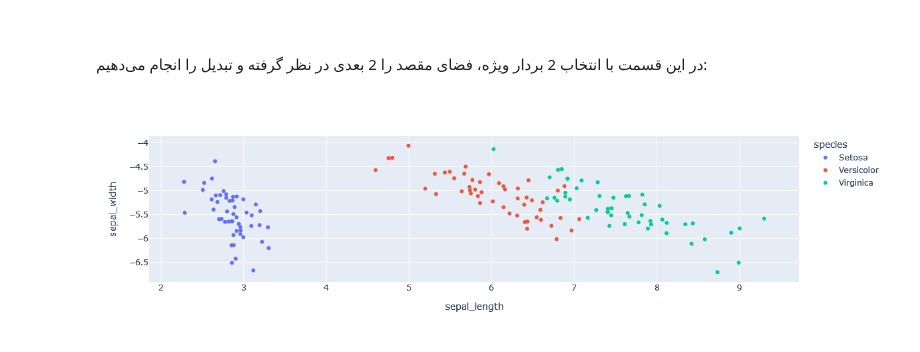
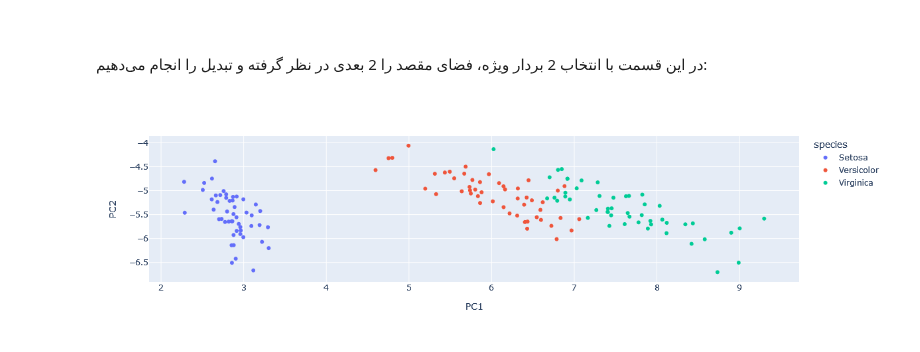
Before and after one commit to SharifiZarchi/Introduction_to_Machine_Learning, a Jupyter notebook: Jupyter_Notebooks/Chapter_02_Classical_Models/Dimensionality Reduction.ipynb, the cells around one changed output. Drawn from its saved outputs; the diff is of its cells as text; code cells hidden in the pictures.

```diff
--- a/Jupyter_Notebooks/Chapter_02_Classical_Models/Dimensionality Reduction.ipynb
+++ b/Jupyter_Notebooks/Chapter_02_Classical_Models/Dimensionality Reduction.ipynb
@@ -499,8 +499,8 @@ df
 150 rows × 5 columns
 # %%
 X = df.iloc[:, 0:4].to_numpy()
-y = df.iloc[:, 4:].to_numpy().reshape((150,))
 N, D = X.shape
+y = df.iloc[:, 4].to_numpy().reshape((N,))
 print("The Design Matrix Shape is", X.shape, "That is N =", N, "and D =", D)
 # %% [output]
 The Design Matrix Shape is (150, 4) That is N = 150 and D = 4
@@ -517,7 +517,7 @@ The Design Matrix Shape is (150, 4) That is N = 150 and D = 4
 # %%
 ones = np.ones((N, 1), dtype=X.dtype)
 x_bar = 1 / N * (X.transpose().dot(ones))
-T = X - ones.dot(x_bar.transpose())
+T = (X - ones.dot(x_bar.transpose()))
 S = 1 / (N - 1) * T.transpose().dot(T)
 print("The Sample Covariance Matrix is:\n", S)
 # %% [output]
@@ -566,9 +566,9 @@ fig.show()
 # %%
 U = eigenvectors[:, 0:2]
 X_star_2D = X.dot(U)
-df_2D = pd.DataFrame({'sepal_length': X_star_2D[:, 0], 'sepal_width': X_star_2D[:, 1], 'species': y})
-fig = px.scatter(df_3D, x='sepal_length', y='sepal_width',
+df_2D = pd.DataFrame({'PC1': X_star_2D[:, 0], 'PC2': X_star_2D[:, 1], 'species': y})
+fig = px.scatter(df_2D, x='PC1', y='PC2',
               color='species')
 fig.show()
 # %% [output]
-[figure, old version]
+[figure, new version]
```
Also changed, not shown: parts of 16 cells of this notebook.
